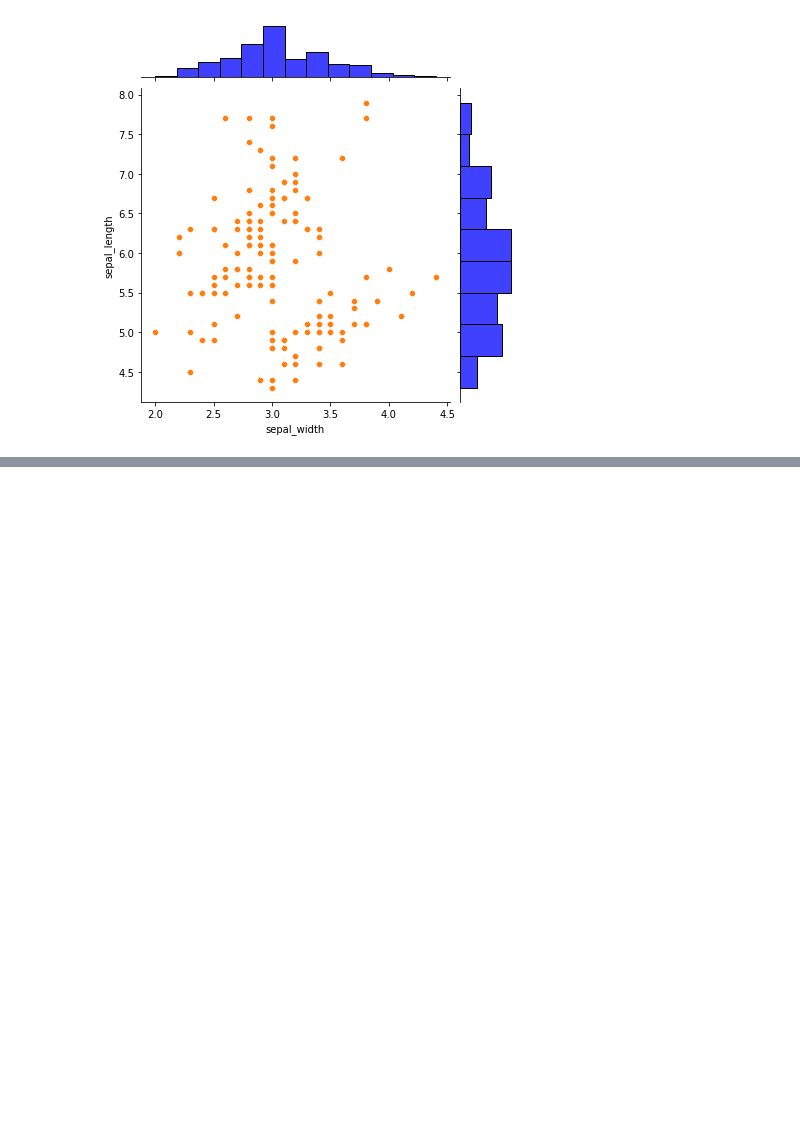
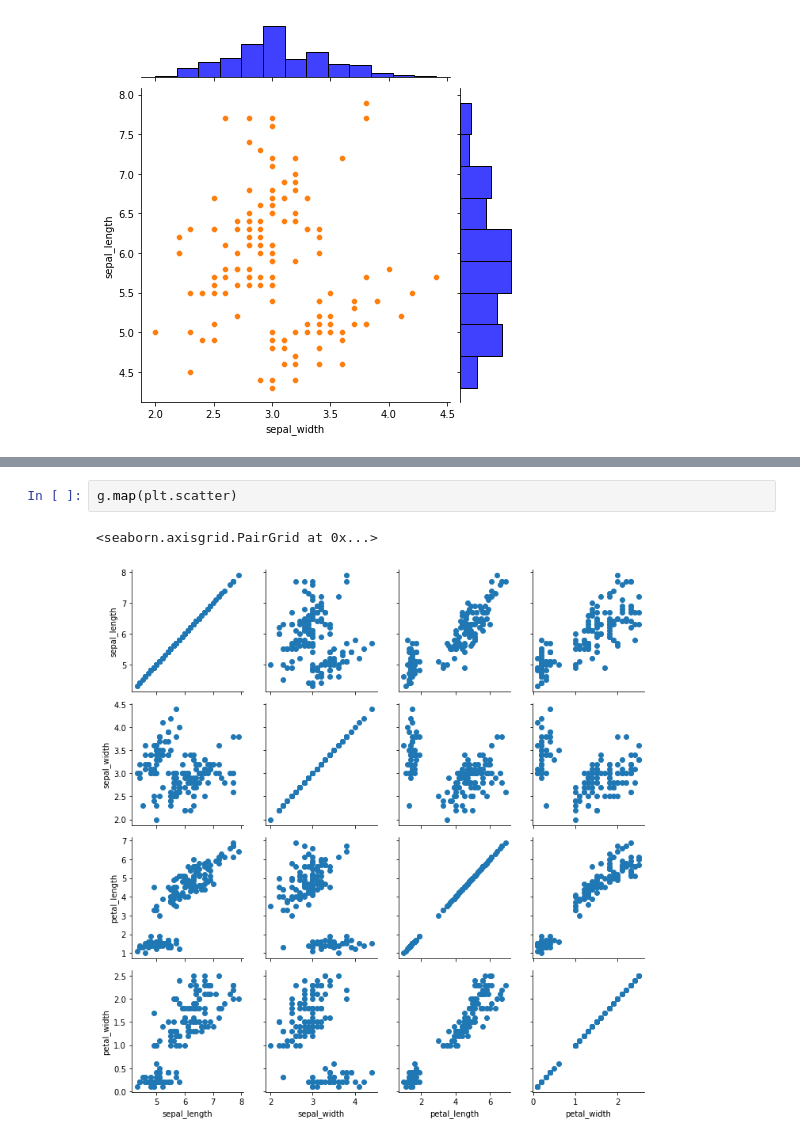
Before and after one commit to TaylorlDavis/Github_tutoring, a Jupyter notebook: Advanced seaborn plots.ipynb, the cells around one changed output, grey strips where cells are left out. Drawn from its saved outputs; the diff is of its cells as text; blank space fills up the shorter version.

```diff
--- a/Advanced seaborn plots.ipynb
+++ b/Advanced seaborn plots.ipynb
@@ -78,0 +96,5 @@ sns.jointplot(x='sepal_width',y='sepal_length',
+# %%
+g.map(plt.scatter)
+# %% [output]
+<seaborn.axisgrid.PairGrid at 0x...>
+[figure, added]
```
Also changed, not shown: parts of 11 cells of this notebook.
